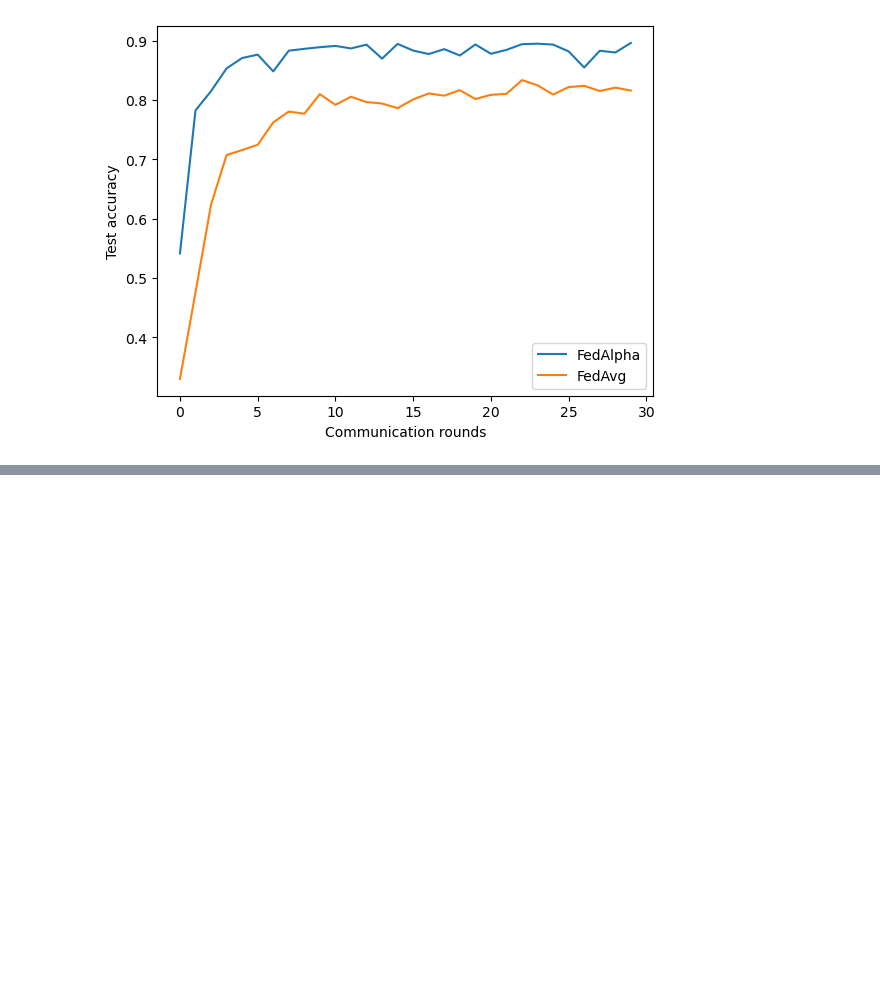
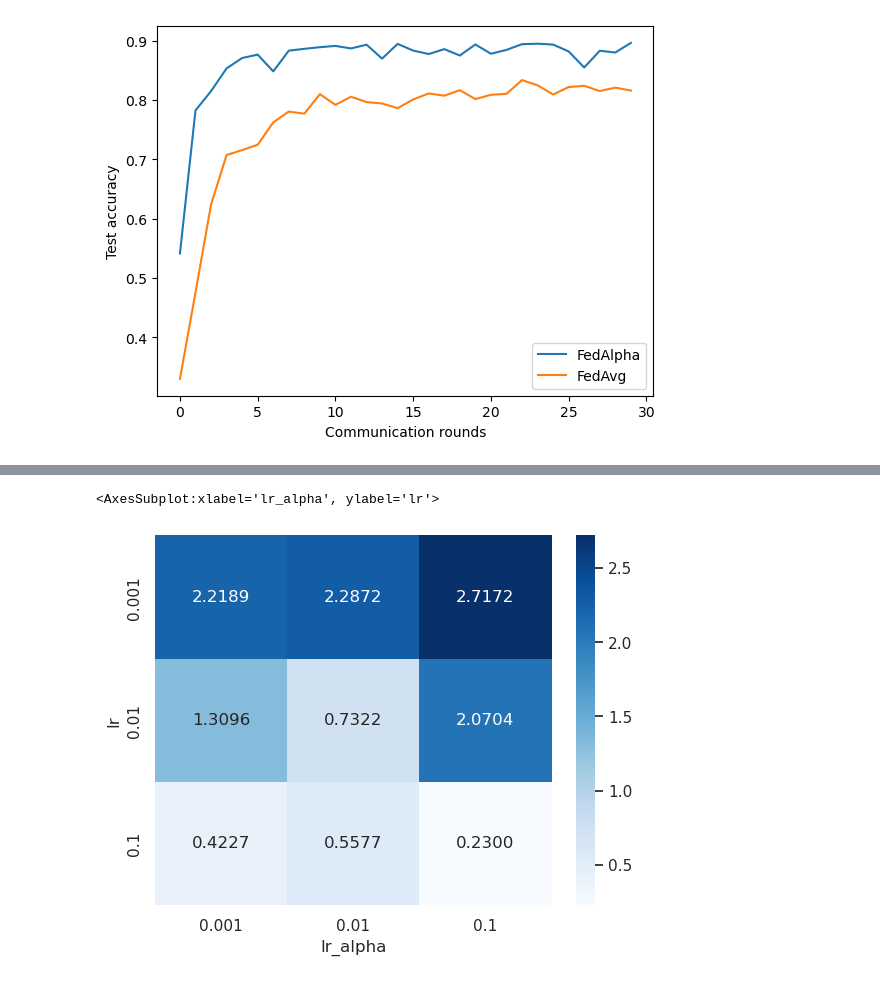
Before and after one commit to Breitholtz/FedDG_Benchmark, a Jupyter notebook: fed_alpha_experiments/playground_mnist.ipynb, the cells around one changed output, grey strips where cells are left out. Cells and saved outputs as stored; diff of their text form; code cells hidden in the pictures; blank space fills up the shorter version.

```diff
--- a/fed_alpha_experiments/playground_mnist.ipynb
+++ b/fed_alpha_experiments/playground_mnist.ipynb
@@ -454,0 +532,9 @@ plt.legend(['FedAlpha', 'FedAvg'])
+# %%
+#plot heatmap of val_loss_fedalpha, with lr on x-axis and lr_alpha on y-axis
+#drop rows in val_loss_fedalpha with NaN values
+df_pivot = df.dropna(subset=['val_loss_fedalpha'])
+df_pivot = df_pivot[['lr','lr_alpha','val_loss_fedalpha']].pivot('lr','lr_alpha','val_loss_fedalpha')
+sns.heatmap(df_pivot, annot=True, fmt=".4f", cmap="Blues", cbar=True)
+# %% [output]
+<AxesSubplot:xlabel='lr_alpha', ylabel='lr'>
+[figure, added]
```
Also changed, not shown: parts of 9 cells of this notebook, 8 other files.
